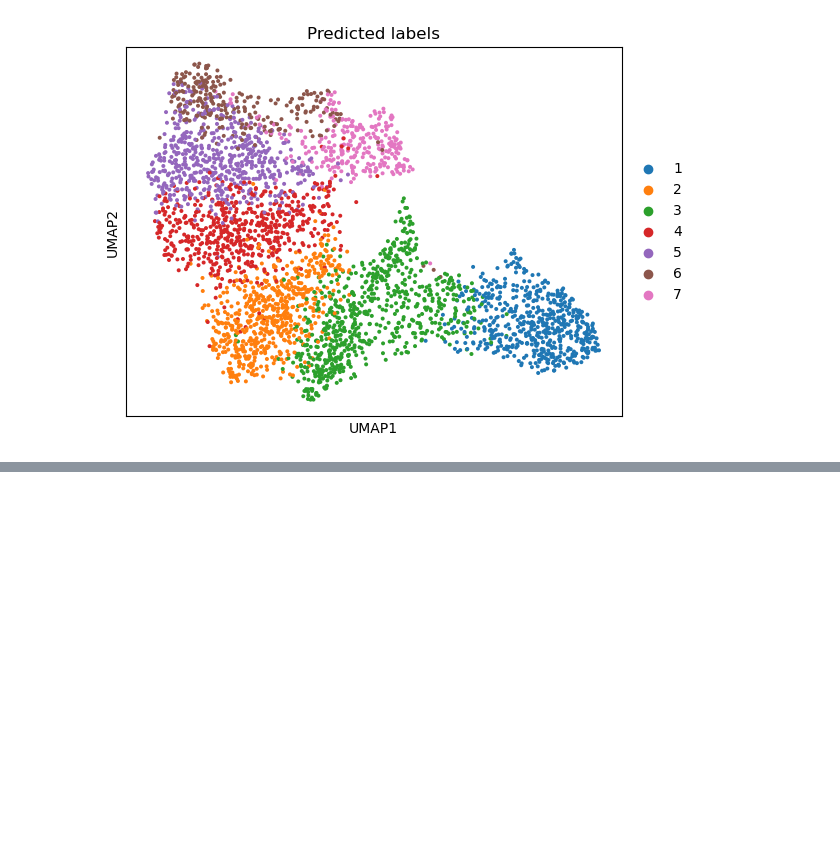
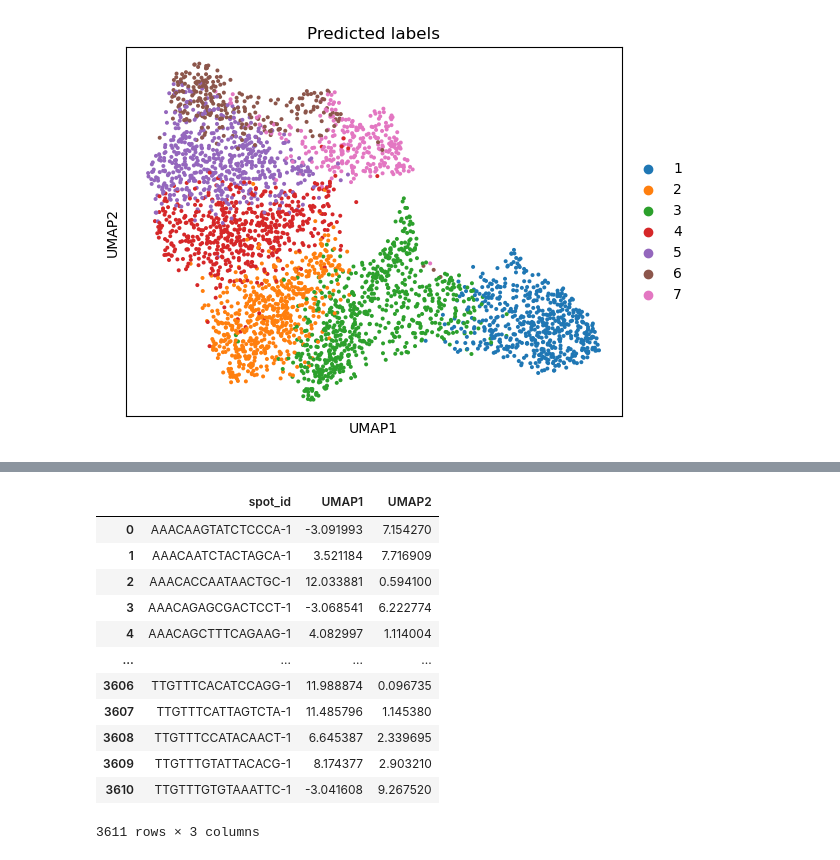
Before and after one commit to toan-ly/GraphST, a Jupyter notebook: notebooks/docs/source/Tutorial 1_10X Visium.ipynb, the cells around one changed output, grey strips where cells are left out. Cells and saved outputs as stored; diff of their text form; code cells hidden in the pictures; blank space fills up the shorter version.

```diff
--- a/notebooks/docs/source/Tutorial 1_10X Visium.ipynb
+++ b/notebooks/docs/source/Tutorial 1_10X Visium.ipynb
@@ -165,0 +261,27 @@ sc.pl.umap(adata, color='domain', title=['Predicted labels'], show=False)
+# %%
+umap_coords = adata.obsm["X_umap"]
+spot_ids = adata.obs_names  # spot ID
+
+umap_df = pd.DataFrame(umap_coords, columns=["UMAP1", "UMAP2"])
+umap_df["spot_id"] = spot_ids  #
+# adjust order
+umap_df = umap_df[["spot_id", "UMAP1", "UMAP2"]]
+
+# umap_df.to_csv("spatial_umap_coords.csv", index=False)
+
+umap_df.to_csv("/home/lytq/GraphST/results/data_Monocle3/spatial_umap_coords.csv", index=False)
+umap_df
+# %% [output]
+|  | spot_id | UMAP1 | UMAP2 |
+| 0 | AAACAAGTATCTCCCA-1 | -3.091993 | 7.154270 |
+| 1 | AAACAATCTACTAGCA-1 | 3.521184 | 7.716909 |
+| 2 | AAACACCAATAACTGC-1 | 12.033881 | 0.594100 |
+| 3 | AAACAGAGCGACTCCT-1 | -3.068541 | 6.222774 |
+| 4 | AAACAGCTTTCAGAAG-1 | 4.082997 | 1.114004 |
+| ... | ... | ... | ... |
+| 3606 | TTGTTTCACATCCAGG-1 | 11.988874 | 0.096735 |
+| 3607 | TTGTTTCATTAGTCTA-1 | 11.485796 | 1.145380 |
+| 3608 | TTGTTTCCATACAACT-1 | 6.645387 | 2.339695 |
+| 3609 | TTGTTTGTATTACACG-1 | 8.174377 | 2.903210 |
+| 3610 | TTGTTTGTGTAAATTC-1 | -3.041608 | 9.267520 |
+3611 rows × 3 columns
```
Also changed, not shown: parts of 14 cells of this notebook, 4 other files.
